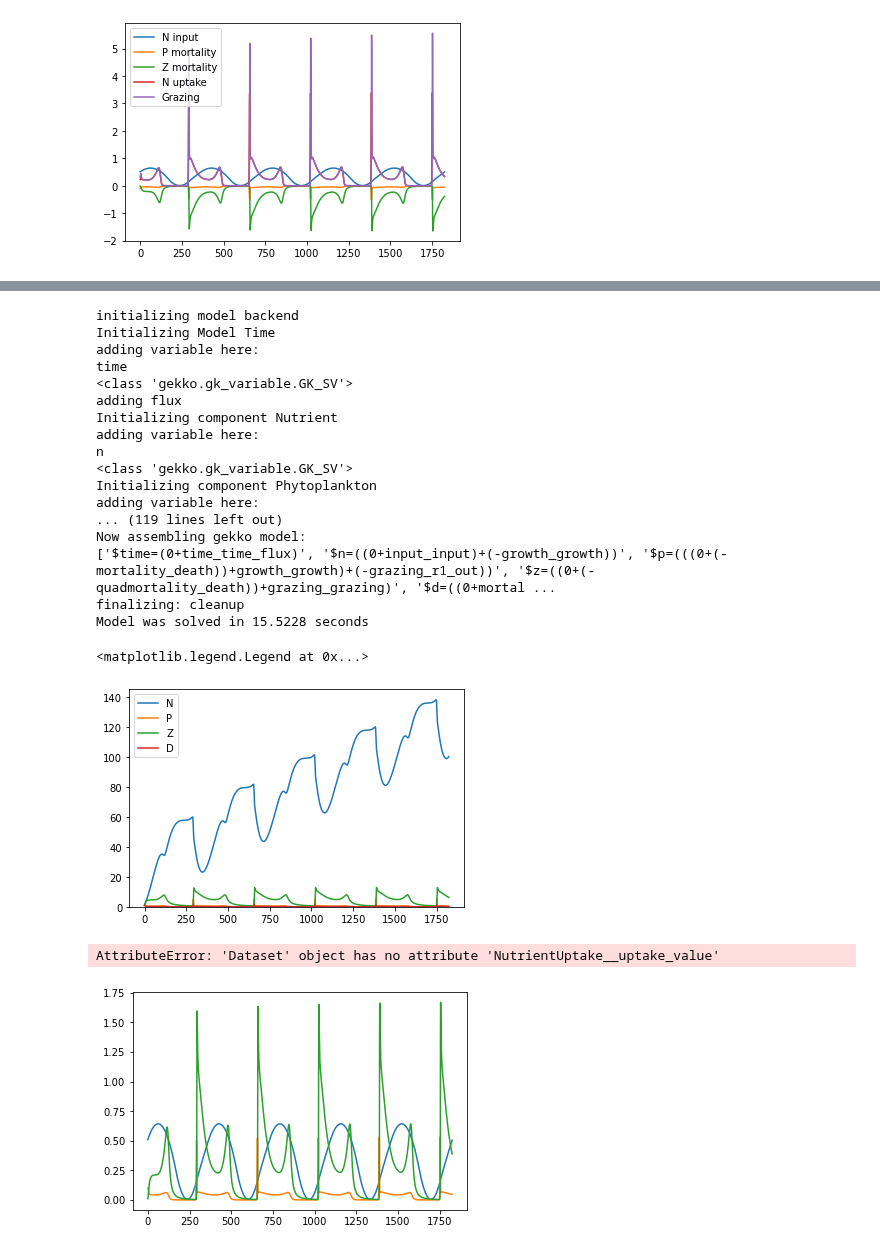
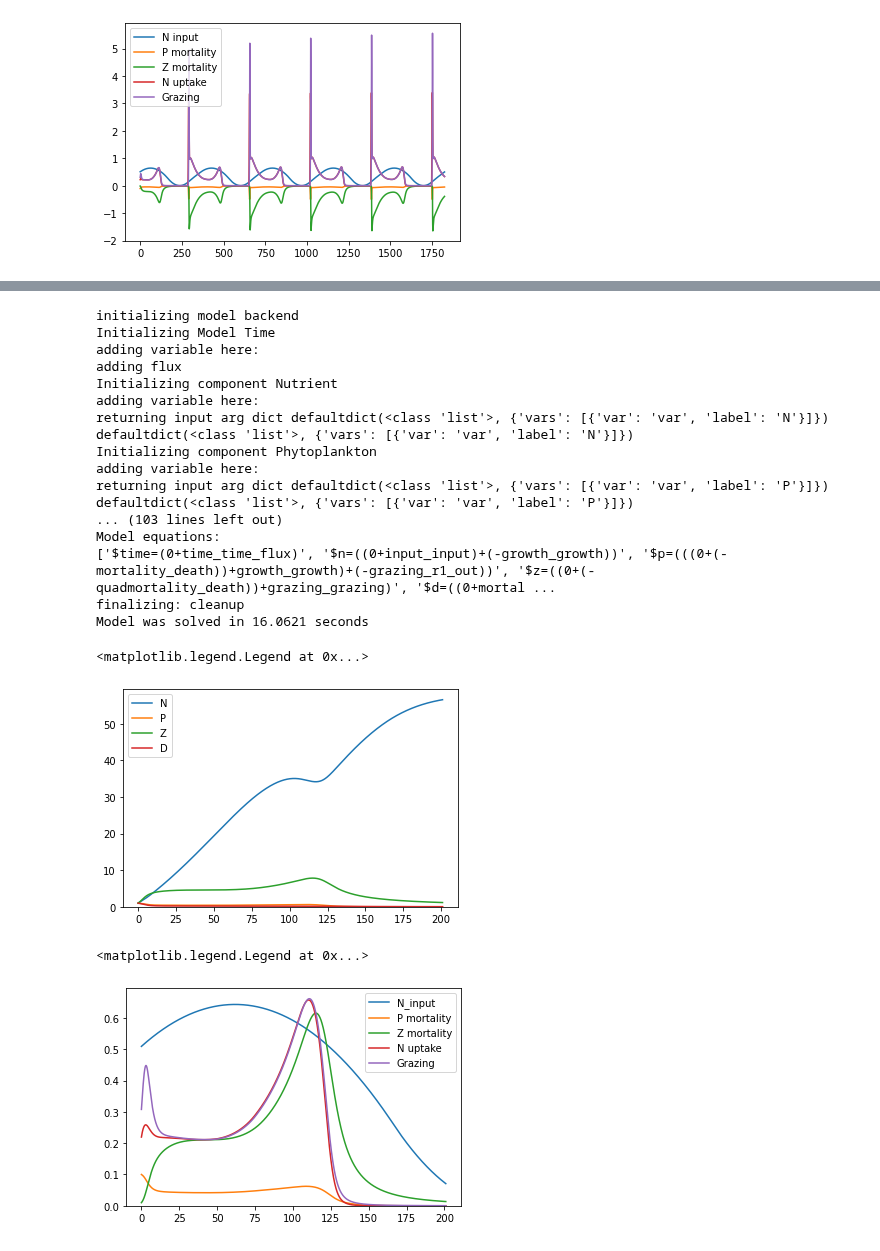
Before and after one commit to ben1post/phydra, a Jupyter notebook: prototypes/FINAL_NPZD_prototype.ipynb, the cells around one changed output, grey strips where cells are left out. Drawn from its saved outputs; the diff is of its cells as text; code cells hidden in the pictures.

Commit message:
flux group functionality working for all solvers

```diff
--- a/prototypes/FINAL_NPZD_prototype.ipynb
+++ b/prototypes/FINAL_NPZD_prototype.ipynb
@@ -208,7 +200,8 @@ plt.legend()
 <matplotlib.legend.Legend at 0x...>
 [figure]
 # %%
-stepwise_setup = phydra.update_setup(model=NPZD, old_setup=odeint_setup, new_solver="stepwise")
+stepwise_setup = phydra.update_setup(model=NPZD, old_setup=odeint_setup, new_solver="stepwise",
+                                     new_time=np.arange(0,365*5,.5))
 # %%
 with NPZD:
     stepwise_out = stepwise_setup.xsimlab.run()
@@ -257,7 +250,7 @@ gekko_setup = phydra.update_setup(model=NPZD,
                                   old_setup=odeint_setup,
                                   new_solver="gekko",
                                   # gekko solver works better (much faster) with smaller time steps:
-                                  # new_time=np.arange(0,201,.1)
+                                  new_time=np.arange(0,201,.1)
                                  )
 # %%
 with NPZD:
@@ -266,20 +259,20 @@ with NPZD:
 initializing model backend
 Initializing Model Time
 adding variable here:
-time
-<class 'gekko.gk_variable.GK_SV'>
 adding flux
 Initializing component Nutrient
 adding variable here:
-n
-<class 'gekko.gk_variable.GK_SV'>
+returning input arg dict defaultdict(<class 'list'>, {'vars': [{'var': 'var', 'label': 'N'}]})
+defaultdict(<class 'list'>, {'vars': [{'var': 'var', 'label': 'N'}]})
 Initializing component Phytoplankton
 adding variable here:
-... (119 lines left out)
-Now assembling gekko model:
+returning input arg dict defaultdict(<class 'list'>, {'vars': [{'var': 'var', 'label': 'P'}]})
+defaultdict(<class 'list'>, {'vars': [{'var': 'var', 'label': 'P'}]})
+... (103 lines left out)
+Model equations:
 ['$time=(0+time_time_flux)', '$n=((0+input_input)+(-growth_growth))', '$p=(((0+(-mortality_death))+growth_growth)+(-grazing_r1_out))', '$z=((0+(-quadmortality_death))+grazing_grazing)', '$d=((0+mortal ...
 finalizing: cleanup
-Model was solved in 15.5228 seconds
+Model was solved in 16.0621 seconds
 # %%
 time = gekko_out.Time__time
 plt.plot(time, gekko_out.Nutrient__var_value, label='N')
@@ -290,15 +283,15 @@ plt.ylim(bottom=0)
 plt.legend()
 # %% [output]
 <matplotlib.legend.Legend at 0x...>
-[figure, old version]
+[figure, new version]
 # %%
 plt.plot(time, gekko_out.Input__input_value, label='N_input')
 plt.plot(time, gekko_out.Mortality__death_value, label='P mortality')
 plt.plot(time, gekko_out.QuadMortality__death_value, label='Z mortality')
-plt.plot(time, gekko_out.NutrientUptake__uptake_value, label='N uptake')
+plt.plot(time, gekko_out.Growth__growth_value, label='N uptake')
 plt.plot(time, gekko_out.Grazing__grazing_value, label='Grazing')
 plt.ylim(bottom=0)
 plt.legend()
 # %% [output]
-AttributeError: 'Dataset' object has no attribute 'NutrientUptake__uptake_value'
+<matplotlib.legend.Legend at 0x...>
-[figure, old version]
+[figure, new version]
```
Also changed, not shown: parts of 7 cells of this notebook, 5 other files.
